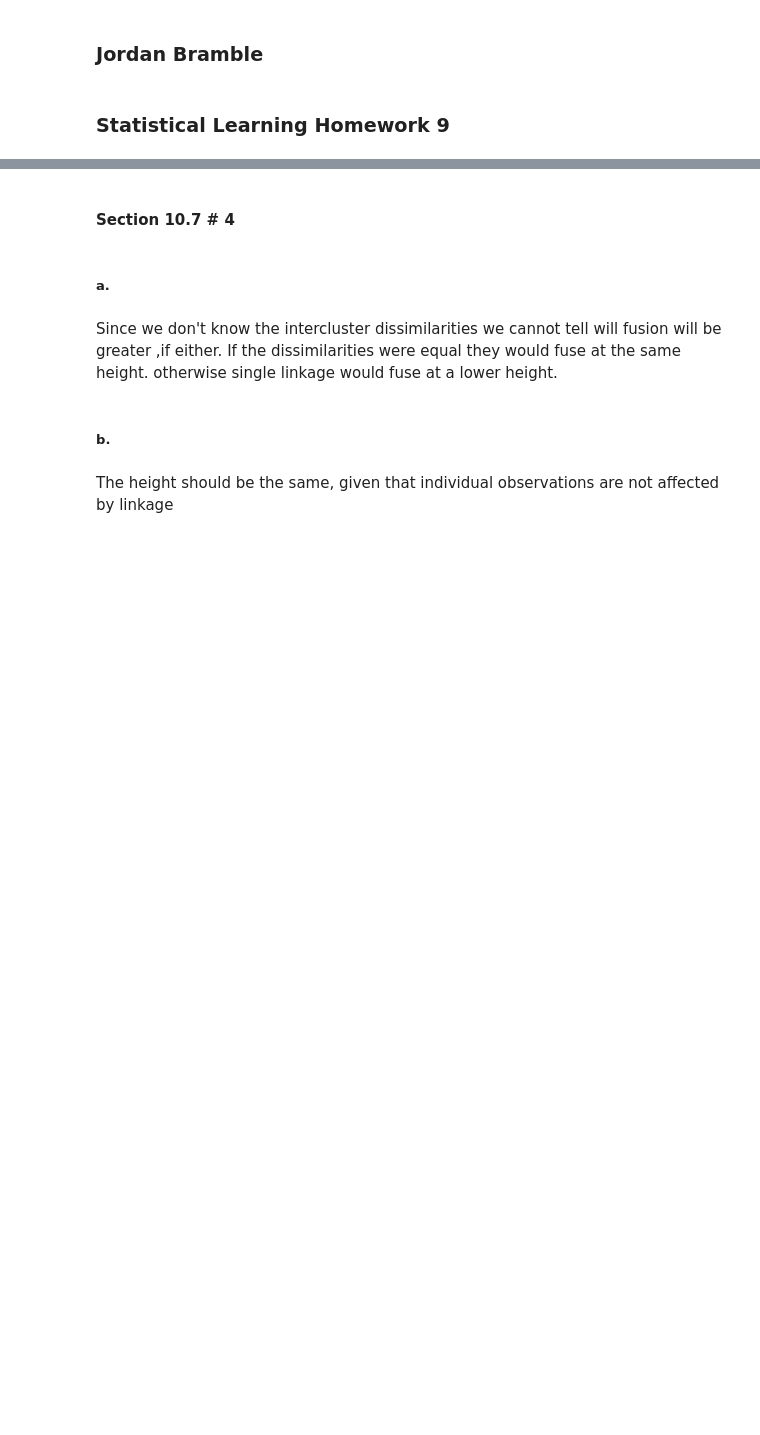
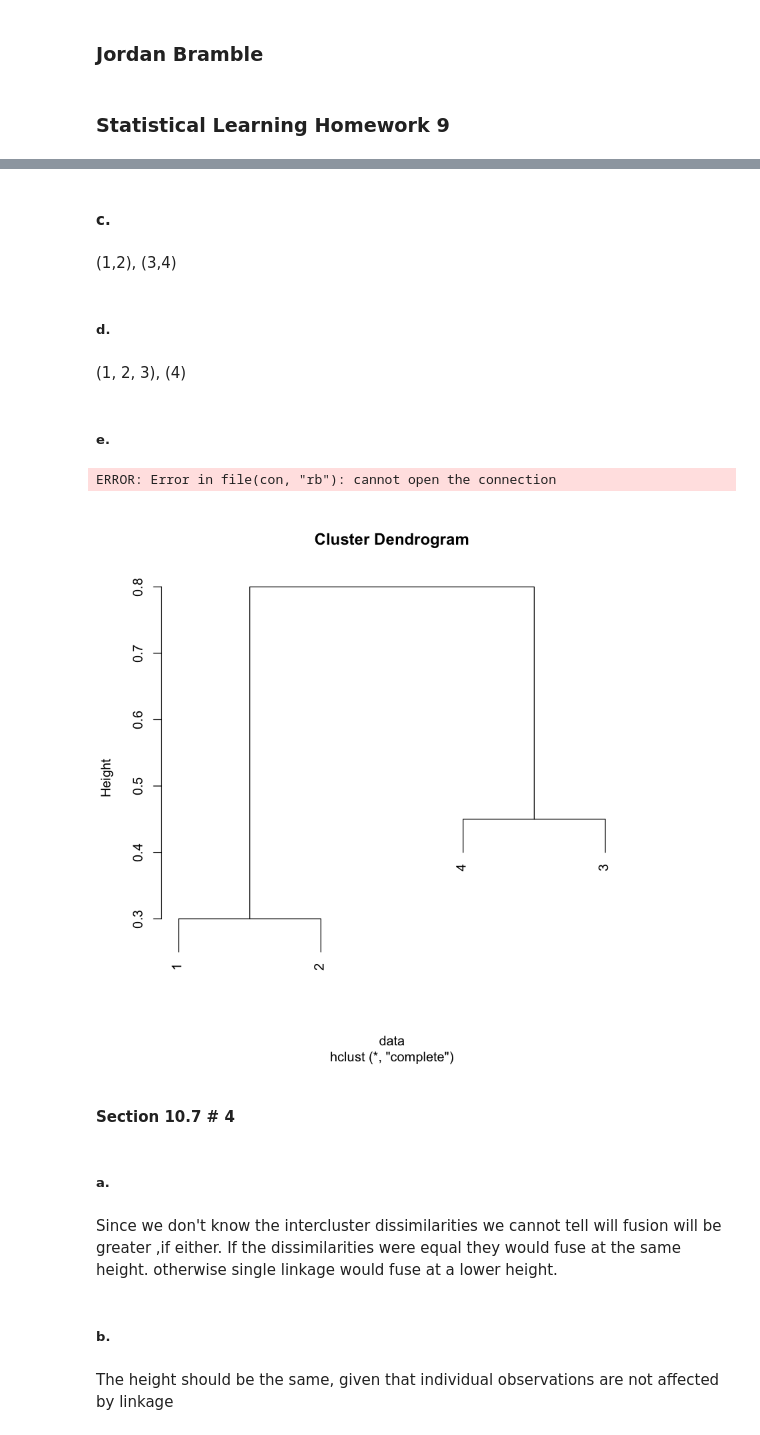
Before and after one commit to jbrambleDC/statistical-learning, a Jupyter notebook: Homework9.ipynb, the cells around one changed output, grey strips where cells are left out. Saved outputs shown, nothing was run; the diff lists cells and outputs as text; code cells hidden in the pictures; blank space fills up the shorter version.

```diff
--- a/Homework9.ipynb
+++ b/Homework9.ipynb
@@ -5,3 +25,18 @@
+# %% [markdown]
+#### c.
+# %% [markdown]
+(1,2), (3,4)
+# %% [markdown]
+##### d.
+# %% [markdown]
+(1, 2, 3), (4)
+# %% [markdown]
+##### e.
+# %%
+plot(hclust(data, method="complete"), labels=c(1,2,4,3))
+# %% [output]
+ERROR: Error in file(con, "rb"): cannot open the connection
+[figure, added]
 # %% [markdown]
 #### Section 10.7 # 4
 # %% [markdown]
```
Also changed, not shown: parts of 5 cells of this notebook.
